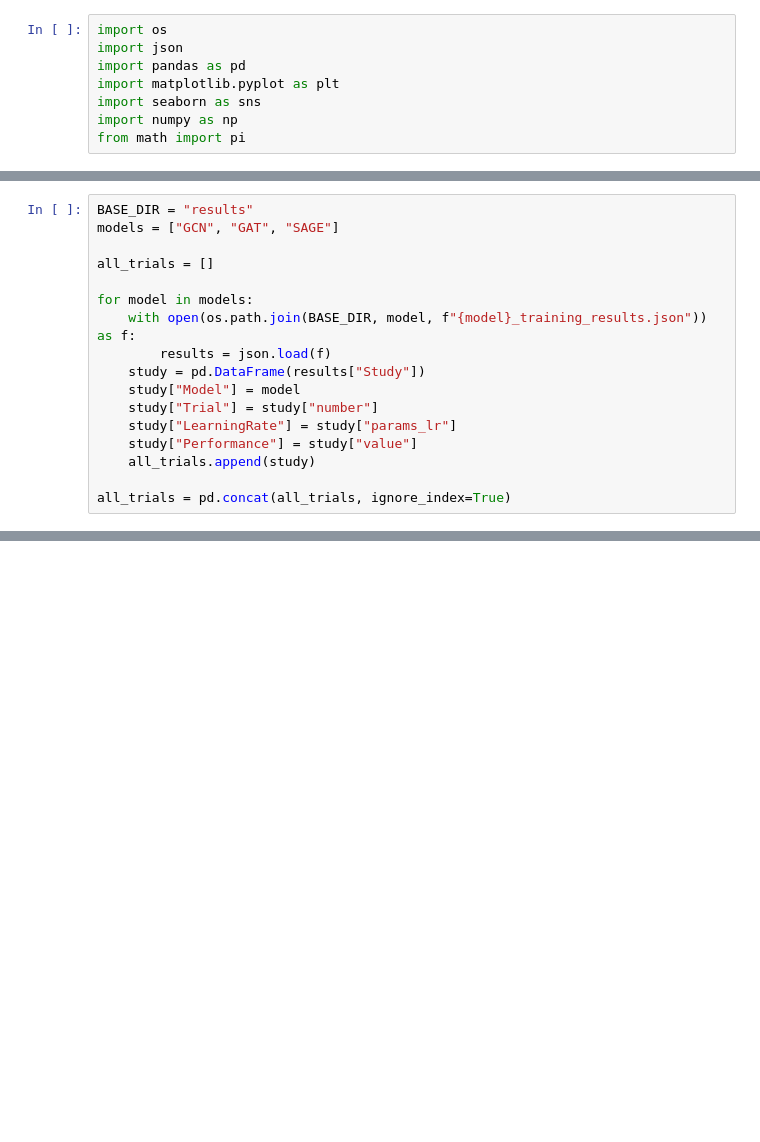
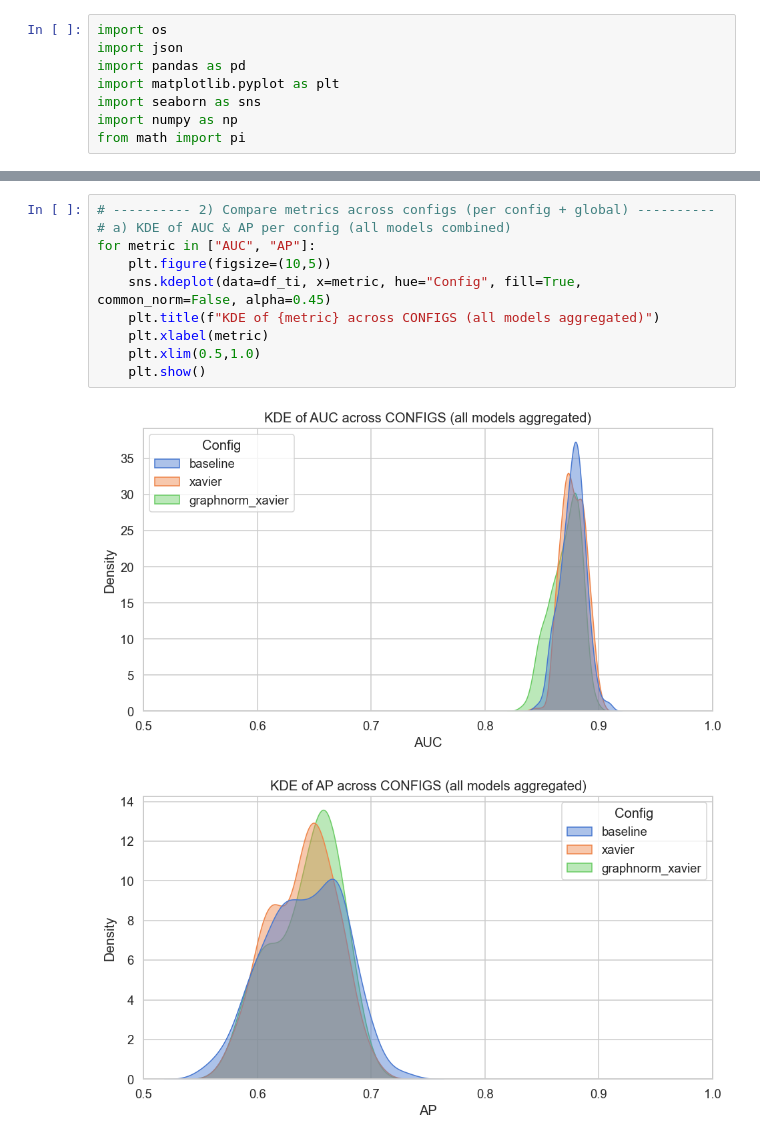
Before and after one commit to Tsun0193/Blockchain-Anomaly-Detection, a Jupyter notebook: data_visualization.ipynb, the cells around one changed output, grey strips where cells are left out. Cells and saved outputs as stored; diff of their text form; blank space fills up the shorter version.

```diff
--- a/data_visualization.ipynb
+++ b/data_visualization.ipynb
@@ -303,17 +8,0 @@ plt.show()
-# %%
-BASE_DIR = "results"
-models = ["GCN", "GAT", "SAGE"]
-
-all_trials = []
-
-for model in models:
-    with open(os.path.join(BASE_DIR, model, f"{model}_training_results.json")) as f:
-        results = json.load(f)
-    study = pd.DataFrame(results["Study"])
-    study["Model"] = model
-    study["Trial"] = study["number"]
-    study["LearningRate"] = study["params_lr"]
-    study["Performance"] = study["value"]
-    all_trials.append(study)
-
-all_trials = pd.concat(all_trials, ignore_index=True)
@@ -401,0 +161,13 @@ plt.show()
+# %%
+# ---------- 2) Compare metrics across configs (per config + global) ----------
+# a) KDE of AUC & AP per config (all models combined)
+for metric in ["AUC", "AP"]:
+    plt.figure(figsize=(10,5))
+    sns.kdeplot(data=df_ti, x=metric, hue="Config", fill=True, common_norm=False, alpha=0.45)
+    plt.title(f"KDE of {metric} across CONFIGS (all models aggregated)")
+    plt.xlabel(metric)
+    plt.xlim(0.5,1.0)
+    plt.show()
+# %% [output]
+[figure, added]
+[figure, added]
```
Also changed, not shown: parts of 34 cells of this notebook, 30 other files.
